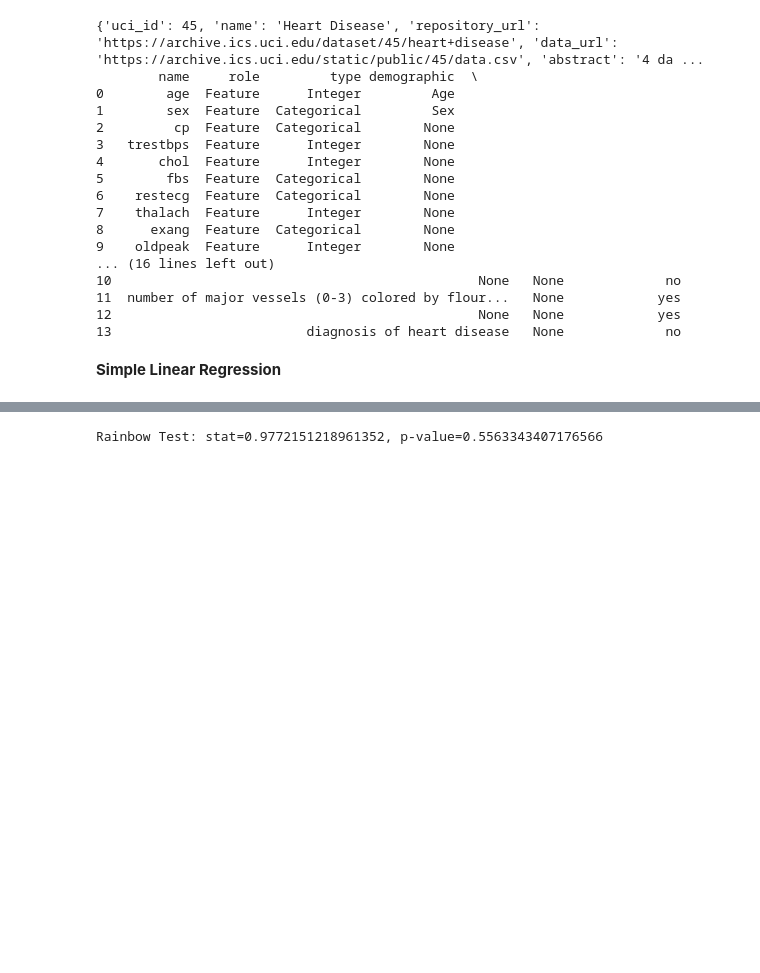
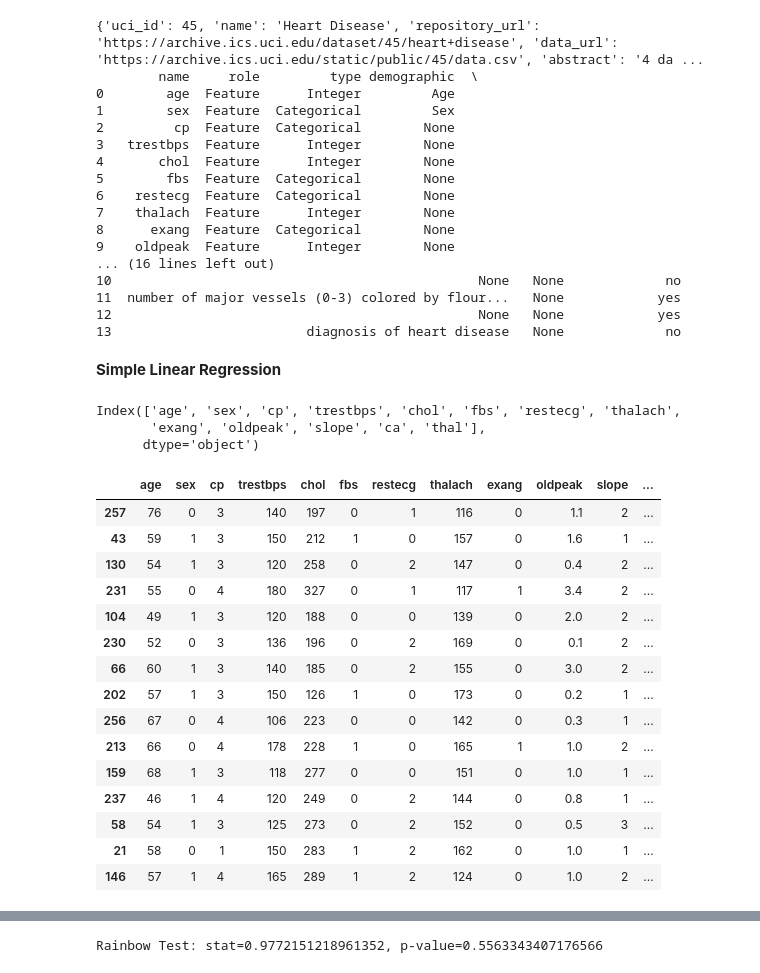
Before and after one commit to kkettip/datasci_6_regression, a Jupyter notebook: datasci_6_regression.ipynb, the cells around one changed output, grey strips where cells are left out. Cells and saved outputs as stored; diff of their text form; code cells hidden in the pictures; blank space fills up the shorter version.

```diff
--- a/datasci_6_regression.ipynb
+++ b/datasci_6_regression.ipynb
@@ -54,3 +63,28 @@ print(heart_disease.variables)
 df = pd.DataFrame(heart_disease.data.features)
 X = df["age"]
 y = df["thalach"]
+# %%
+df.columns
+# %% [output]
+Index(['age', 'sex', 'cp', 'trestbps', 'chol', 'fbs', 'restecg', 'thalach',
+       'exang', 'oldpeak', 'slope', 'ca', 'thal'],
+      dtype='object')
+# %%
+df.sample(15)
+# %% [output]
+|  | age | sex | cp | trestbps | chol | fbs | restecg | thalach | exang | oldpeak | slope | ... |
+| 257 | 76 | 0 | 3 | 140 | 197 | 0 | 1 | 116 | 0 | 1.1 | 2 | ... |
+| 43 | 59 | 1 | 3 | 150 | 212 | 1 | 0 | 157 | 0 | 1.6 | 1 | ... |
+| 130 | 54 | 1 | 3 | 120 | 258 | 0 | 2 | 147 | 0 | 0.4 | 2 | ... |
+| 231 | 55 | 0 | 4 | 180 | 327 | 0 | 1 | 117 | 1 | 3.4 | 2 | ... |
+| 104 | 49 | 1 | 3 | 120 | 188 | 0 | 0 | 139 | 0 | 2.0 | 2 | ... |
+| 230 | 52 | 0 | 3 | 136 | 196 | 0 | 2 | 169 | 0 | 0.1 | 2 | ... |
+| 66 | 60 | 1 | 3 | 140 | 185 | 0 | 2 | 155 | 0 | 3.0 | 2 | ... |
+| 202 | 57 | 1 | 3 | 150 | 126 | 1 | 0 | 173 | 0 | 0.2 | 1 | ... |
+| 256 | 67 | 0 | 4 | 106 | 223 | 0 | 0 | 142 | 0 | 0.3 | 1 | ... |
+| 213 | 66 | 0 | 4 | 178 | 228 | 1 | 0 | 165 | 1 | 1.0 | 2 | ... |
+| 159 | 68 | 1 | 3 | 118 | 277 | 0 | 0 | 151 | 0 | 1.0 | 1 | ... |
+| 237 | 46 | 1 | 4 | 120 | 249 | 0 | 2 | 144 | 0 | 0.8 | 1 | ... |
+| 58 | 54 | 1 | 3 | 125 | 273 | 0 | 2 | 152 | 0 | 0.5 | 3 | ... |
+| 21 | 58 | 0 | 1 | 150 | 283 | 1 | 2 | 162 | 0 | 1.0 | 1 | ... |
+| 146 | 57 | 1 | 4 | 165 | 289 | 1 | 2 | 124 | 0 | 1.0 | 2 | ... |
```
Also changed, not shown: parts of 14 cells of this notebook.
